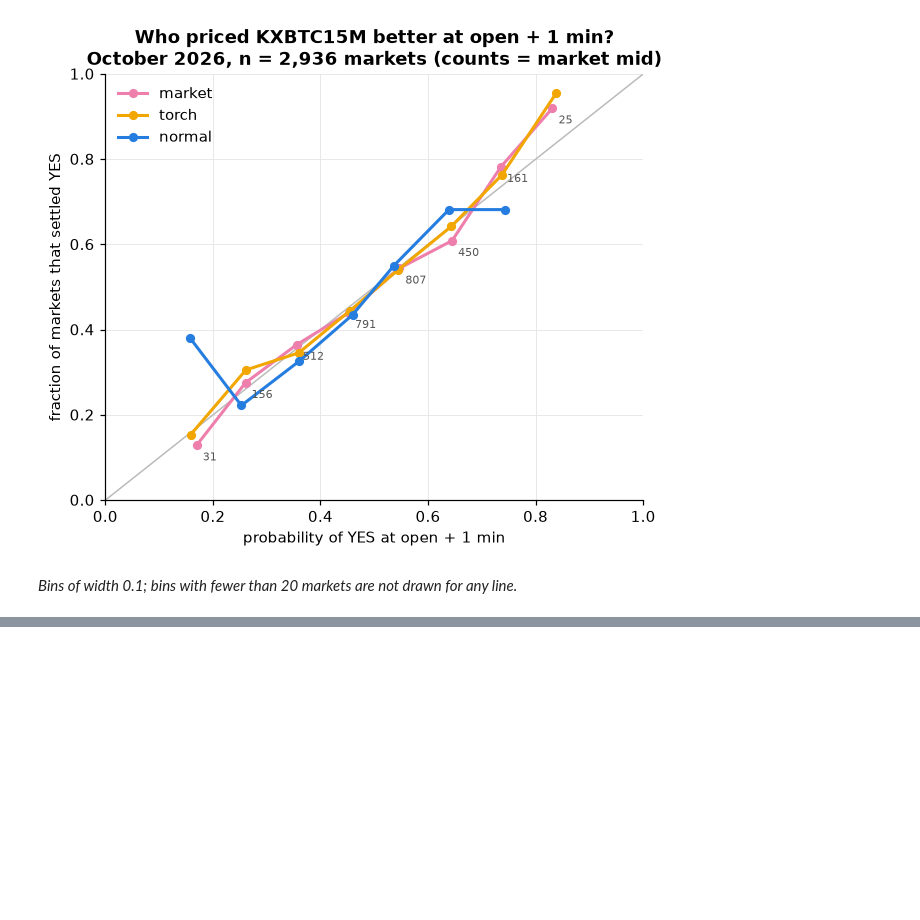
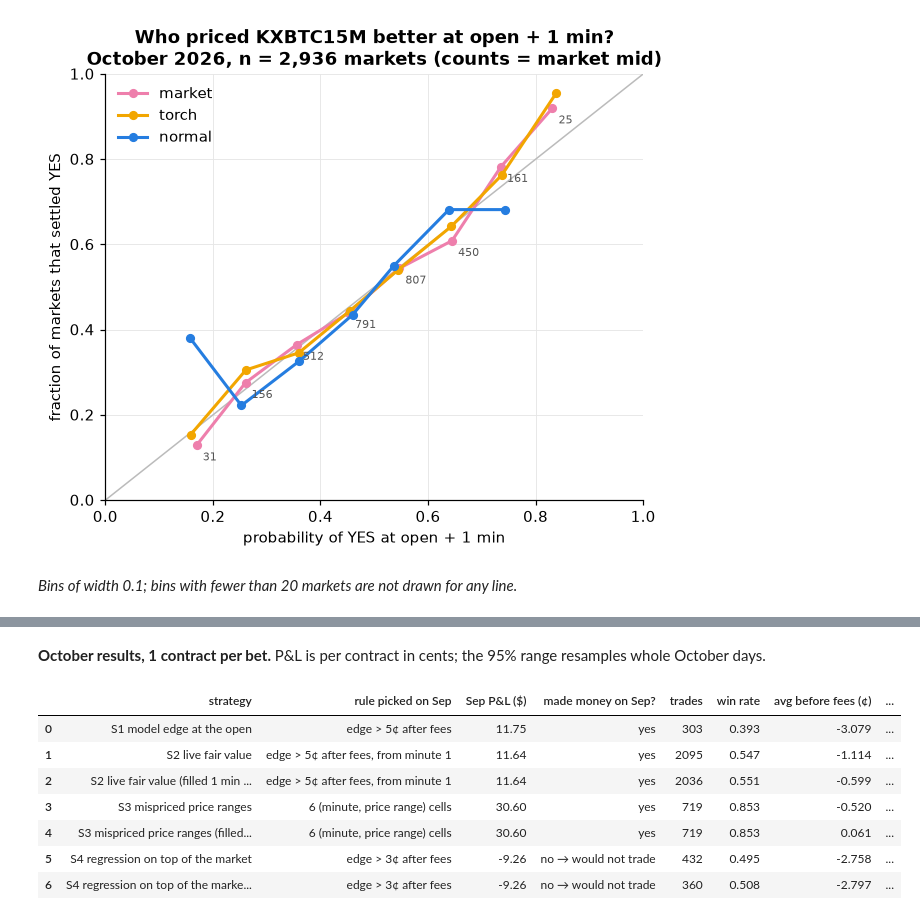
Before and after one commit to Austin513/Kalshi-Crypto, a Jupyter notebook: notebooks/btc_tails.ipynb, the cells around one changed output, grey strips where cells are left out. Cells and saved outputs as stored; diff of their text form; code cells hidden in the pictures; blank space fills up the shorter version.

```diff
--- a/notebooks/btc_tails.ipynb
+++ b/notebooks/btc_tails.ipynb
@@ -777,0 +855,80 @@ So I report no P&L. **Market making** would need full order-book history (depth
+# %%
+def pick(rows, grid, make_sig, delay, min_trades=30):
+    # Best parameters on September by total P&L; None if nothing made money there.
+    best = None
+    for params in grid:
+        s = summarize(execute(rows, make_sig(rows, *params), delay)); s["params"] = params
+        if s["trades"] >= min_trades and (best is None or s["total ($)"] > best["total ($)"]):
+            best = s
+    return best
+
+results, trade_log = [], {}
+def record(name, sep_best, oct_rows, sig_fn, delays, rule):
+    for dl in delays:
+        tr = execute(oct_rows, sig_fn(oct_rows), dl)
+        s = summarize(tr)
+        label = name + (" (filled 1 min late)" if dl else "")
+        results.append({"strategy": label, "rule picked on Sep": rule,
+                        "Sep P&L ($)": round(sep_best["total ($)"], 2) if sep_best else None, **s})
+        trade_log[label] = tr
+
+# S1: model D at open + 1 minute (same probabilities as section 6)
+Q1 = Q[Q.j == 1].merge(W[["t_decision", "mu_t", "sig_t"]], left_on="T", right_on="t_decision")
+Q1["p_torch"] = stats.norm.sf((np.log(Q1.K_proxy / Q1.S_j) * BPS - Q1.mu_t * ratio) / (Q1.sig_t * ratio))
+THETAS = [0, .01, .02, .03, .05, .08]
+s1 = lambda d, t: edge_signals(d, "p_torch", t)
+b1 = pick(Q1[Q1.month.str.startswith("Sep")], [(t,) for t in THETAS], s1, 0)
+record("S1 model edge at the open", b1, Q1[Q1.month.str.startswith("Oct")], lambda d: s1(d, *b1["params"]), [0],
+       f"edge > {b1['params'][0]*100:.0f}¢ after fees")
+
+# S2: live fair value, minutes 1–13 (rules picked with the 1-minute delay, the more realistic case)
+QL = Q[Q.j <= 13].reset_index(drop=True)
+SEP, OCT = QL.month.str.startswith("Sep"), QL.month.str.startswith("Oct")
+def s2(d, t, jmin):
+    s = edge_signals(d, "p_fair", t); s[d.j.to_numpy() < jmin] = 0; return s
+b2 = pick(QL[SEP], [(t, jm) for t in THETAS + [.1] for jm in (1, 4, 7, 10, 12)], s2, 1)
+record("S2 live fair value", b2, QL[OCT], lambda d: s2(d, *b2["params"]), [0, 1],
+       f"edge > {b2['params'][0]*100:.0f}¢ after fees, from minute {b2['params'][1]}")
+
+# S3: price ranges that were mispriced in September (5¢ buckets × minute × side; needs ≥100 Sep markets and t > 2)
+QL["bucket"] = np.floor(QL.mid * 20) / 20
+cells = []
+for (j, bk), g in QL[SEP].groupby(["j", "bucket"]):
+    for side, pnl in ((1, g.y - g.ask - fee(g.ask)), (-1, g.bid - g.y - fee(g.bid))):
+        if len(g) >= 100 and pnl.mean() > 0 and pnl.mean() / (pnl.std(ddof=1) / np.sqrt(len(g))) > 2:
+            cells.append({"minute": j, "price range": f"{bk:.2f}–{bk + .05:.2f}", "bet": "yes" if side == 1 else "no",
+                          "Sep markets": len(g), "Sep avg P&L (¢)": round(100 * pnl.mean(), 2), "_key": (j, bk), "_side": side})
+cell_map = {c["_key"]: c["_side"] for c in cells}
+s3 = lambda d: np.array([cell_map.get((j, b), 0) for j, b in zip(d.j, d.bucket)])
+sep3 = execute(QL[SEP], s3(QL[SEP]))
+record("S3 mispriced price ranges", {"total ($)": sep3.pnl.sum()}, QL[OCT], s3, [0, 1], f"{len(cells)} (minute, price range) cells")
+
+# S4: logistic regression on top of the market. Fit on Sep 1–20, threshold picked on Sep 21–30.
+lg = lambda p: np.log(np.clip(p, 1e-3, 1 - 1e-3) / (1 - np.clip(p, 1e-3, 1 - 1e-3)))
+X4 = lambda d: np.column_stack([lg(d.mid), lg(d.p_fair), d.j / 14, d.ret1m / d.vol1m, d.spread * 100])
+fit4 = QL[SEP & (QL.dom <= 20)]
+reg = LogisticRegression(C=1.0, max_iter=2000).fit(X4(fit4), fit4.y)
+QL["p_stack"] = reg.predict_proba(X4(QL))[:, 1]
+s4 = lambda d, t: edge_signals(d, "p_stack", t)
+b4 = pick(QL[SEP & (QL.dom > 20)], [(t,) for t in THETAS], s4, 1)
+record("S4 regression on top of the market", b4, QL[OCT], lambda d: s4(d, *b4["params"]), [0, 1],
+       f"edge > {b4['params'][0]*100:.0f}¢ after fees")
+
+R = pd.DataFrame(results)
+R["made money on Sep?"] = R["Sep P&L ($)"].map(lambda v: "yes" if v and v > 0 else "no → would not trade")
+show("**October results, 1 contract per bet.** P&L is per contract in cents; the 95% range resamples whole October days.")
+display(R[["strategy", "rule picked on Sep", "Sep P&L ($)", "made money on Sep?", "trades", "win rate", "avg before fees (¢)",
+           "avg P&L (¢)", "total ($)", "95% CI low (¢)", "95% CI high (¢)"]].round(3))
+show("S4 regression weights (inputs: market log-odds, fair-value log-odds, time elapsed, last-minute move ÷ volatility, spread in ¢): "
+     + ", ".join(f"{w:+.3f}" for w in reg.coef_[0]))
+show("**S3's September cells:**"); display(pd.DataFrame(cells).drop(columns=["_key", "_side"]))
+# %% [output]
+**October results, 1 contract per bet.** P&L is per contract in cents; the 95% range resamples whole October days.
+|  | strategy | rule picked on Sep | Sep P&L ($) | made money on Sep? | trades | win rate | avg before fees (¢) | ... |
+| 0 | S1 model edge at the open | edge > 5¢ after fees | 11.75 | yes | 303 | 0.393 | -3.079 | ... |
+| 1 | S2 live fair value | edge > 5¢ after fees, from minute 1 | 11.64 | yes | 2095 | 0.547 | -1.114 | ... |
+| 2 | S2 live fair value (filled 1 min ... | edge > 5¢ after fees, from minute 1 | 11.64 | yes | 2036 | 0.551 | -0.599 | ... |
+| 3 | S3 mispriced price ranges | 6 (minute, price range) cells | 30.60 | yes | 719 | 0.853 | -0.520 | ... |
+| 4 | S3 mispriced price ranges (filled... | 6 (minute, price range) cells | 30.60 | yes | 719 | 0.853 | 0.061 | ... |
+| 5 | S4 regression on top of the market | edge > 3¢ after fees | -9.26 | no → would not trade | 432 | 0.495 | -2.758 | ... |
+| 6 | S4 regression on top of the marke... | edge > 3¢ after fees | -9.26 | no → would not trade | 360 | 0.508 | -2.797 | ... |
```
Also changed, not shown: parts of 32 cells of this notebook, 4 other files.
